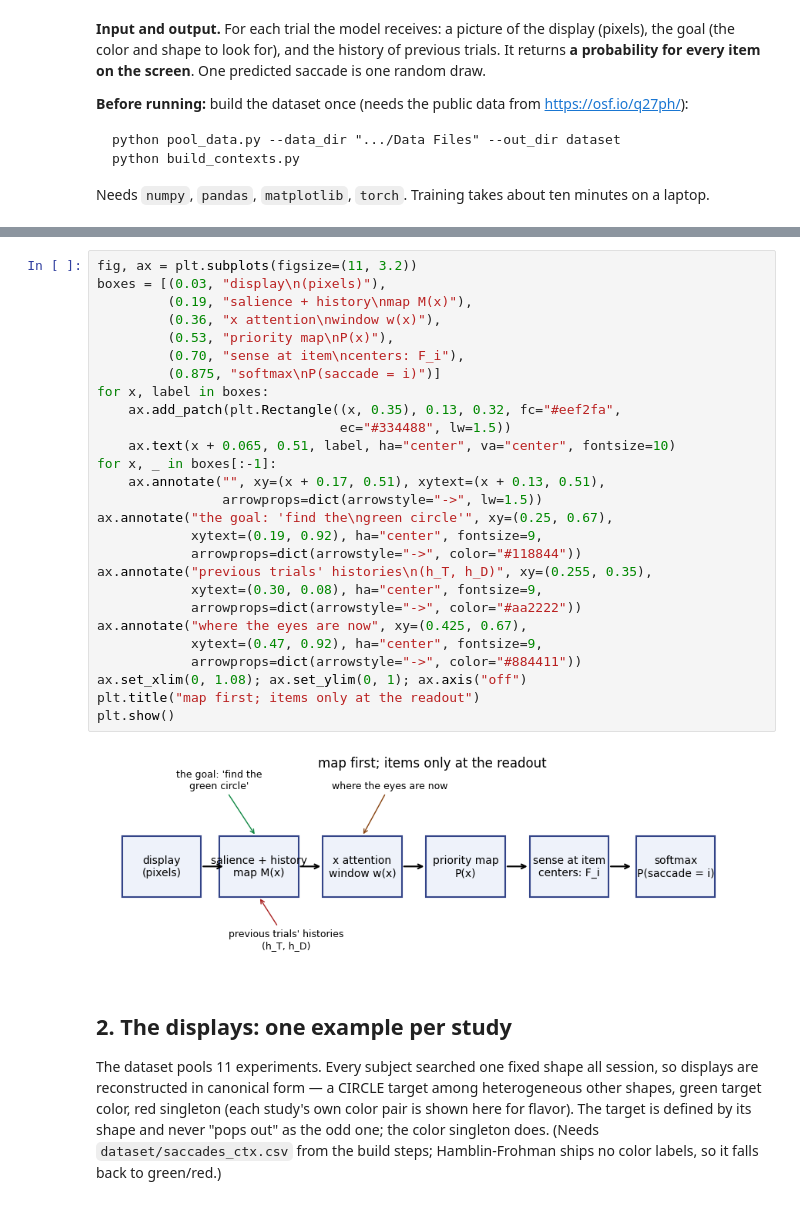
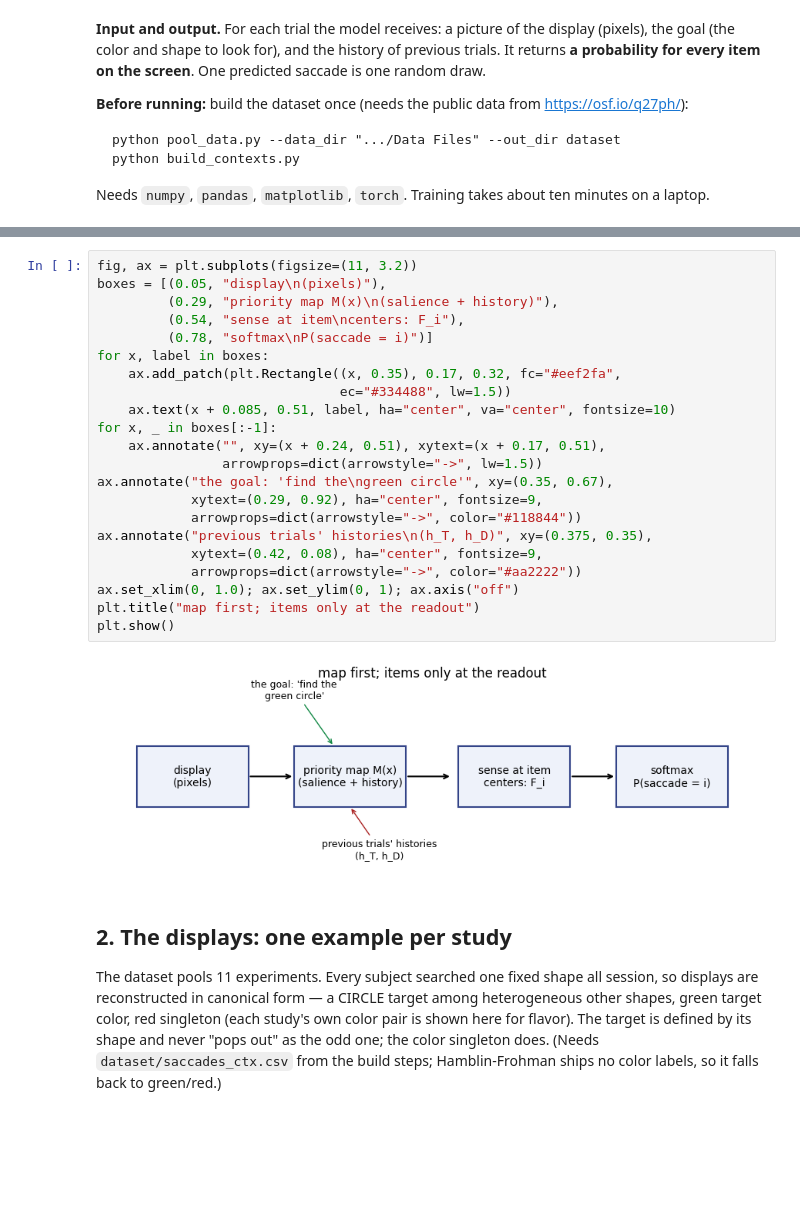
Before and after one commit to HanZhang-psych/Ego-Spatial-Sense, a Jupyter notebook: Visual-Search/tutorial_visual_search.ipynb, the cells around one changed output, grey strips where cells are left out. Drawn from its saved outputs; the diff is of its cells as text; blank space fills up the shorter version.

```diff
--- a/Visual-Search/tutorial_visual_search.ipynb
+++ b/Visual-Search/tutorial_visual_search.ipynb
@@ -126,32 +112,27 @@ first-saccade data constrain its shape.
 # %%
 fig, ax = plt.subplots(figsize=(11, 3.2))
-boxes = [(0.03, "display\n(pixels)"),
-         (0.19, "salience + history\nmap M(x)"),
-         (0.36, "x attention\nwindow w(x)"),
-         (0.53, "priority map\nP(x)"),
-         (0.70, "sense at item\ncenters: F_i"),
-         (0.875, "softmax\nP(saccade = i)")]
+boxes = [(0.05, "display\n(pixels)"),
+         (0.29, "priority map M(x)\n(salience + history)"),
+         (0.54, "sense at item\ncenters: F_i"),
+         (0.78, "softmax\nP(saccade = i)")]
 for x, label in boxes:
-    ax.add_patch(plt.Rectangle((x, 0.35), 0.13, 0.32, fc="#eef2fa",
+    ax.add_patch(plt.Rectangle((x, 0.35), 0.17, 0.32, fc="#eef2fa",
                                ec="#334488", lw=1.5))
-    ax.text(x + 0.065, 0.51, label, ha="center", va="center", fontsize=10)
+    ax.text(x + 0.085, 0.51, label, ha="center", va="center", fontsize=10)
 for x, _ in boxes[:-1]:
-    ax.annotate("", xy=(x + 0.17, 0.51), xytext=(x + 0.13, 0.51),
+    ax.annotate("", xy=(x + 0.24, 0.51), xytext=(x + 0.17, 0.51),
                 arrowprops=dict(arrowstyle="->", lw=1.5))
-ax.annotate("the goal: 'find the\ngreen circle'", xy=(0.25, 0.67),
-            xytext=(0.19, 0.92), ha="center", fontsize=9,
+ax.annotate("the goal: 'find the\ngreen circle'", xy=(0.35, 0.67),
+            xytext=(0.29, 0.92), ha="center", fontsize=9,
             arrowprops=dict(arrowstyle="->", color="#118844"))
-ax.annotate("previous trials' histories\n(h_T, h_D)", xy=(0.255, 0.35),
-            xytext=(0.30, 0.08), ha="center", fontsize=9,
+ax.annotate("previous trials' histories\n(h_T, h_D)", xy=(0.375, 0.35),
+            xytext=(0.42, 0.08), ha="center", fontsize=9,
             arrowprops=dict(arrowstyle="->", color="#aa2222"))
-ax.annotate("where the eyes are now", xy=(0.425, 0.67),
-            xytext=(0.47, 0.92), ha="center", fontsize=9,
-            arrowprops=dict(arrowstyle="->", color="#884411"))
-ax.set_xlim(0, 1.08); ax.set_ylim(0, 1); ax.axis("off")
+ax.set_xlim(0, 1.0); ax.set_ylim(0, 1); ax.axis("off")
 plt.title("map first; items only at the readout")
 plt.show()
 # %% [output]
-[figure, old version]
+[figure, new version]
 # %% [markdown]
 ## 2. The displays: one example per study
 
```
Also changed, not shown: parts of 21 cells of this notebook, 10 other files.
